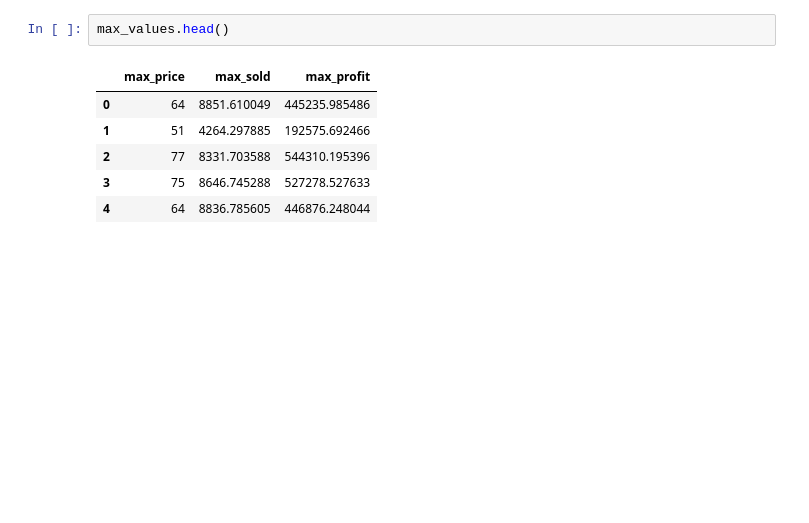
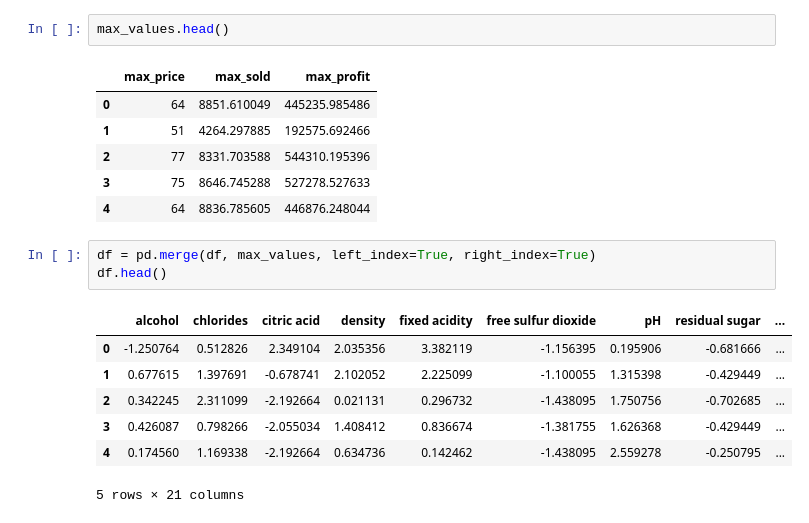
Before and after one commit to raquelcreis/wine_profit, a Jupyter notebook: notebook.ipynb, the cells around one changed output. Saved outputs shown, nothing was run; the diff lists cells and outputs as text; blank space fills up the shorter version.

```diff
--- a/notebook.ipynb
+++ b/notebook.ipynb
@@ -251,3 +254,14 @@ max_values.head()
 | 2 | 77 | 8331.703588 | 544310.195396 |
 | 3 | 75 | 8646.745288 | 527278.527633 |
 | 4 | 64 | 8836.785605 | 446876.248044 |
+# %%
+df = pd.merge(df, max_values, left_index=True, right_index=True)
+df.head()
+# %% [output]
+|  | alcohol | chlorides | citric acid | density | fixed acidity | free sulfur dioxide | pH | residual sugar | ... |
+| 0 | -1.250764 | 0.512826 | 2.349104 | 2.035356 | 3.382119 | -1.156395 | 0.195906 | -0.681666 | ... |
+| 1 | 0.677615 | 1.397691 | -0.678741 | 2.102052 | 2.225099 | -1.100055 | 1.315398 | -0.429449 | ... |
+| 2 | 0.342245 | 2.311099 | -2.192664 | 0.021131 | 0.296732 | -1.438095 | 1.750756 | -0.702685 | ... |
+| 3 | 0.426087 | 0.798266 | -2.055034 | 1.408412 | 0.836674 | -1.381755 | 1.626368 | -0.429449 | ... |
+| 4 | 0.174560 | 1.169338 | -2.192664 | 0.634736 | 0.142462 | -1.438095 | 2.559278 | -0.250795 | ... |
+5 rows × 21 columns
```
Also changed, not shown: parts of 5 cells of this notebook.
